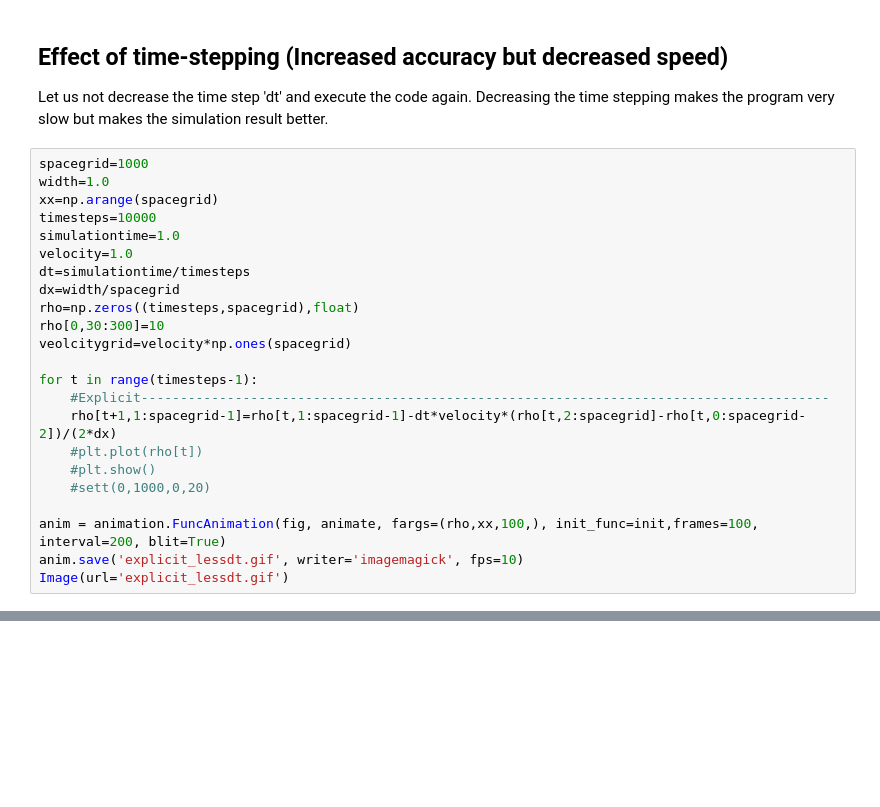
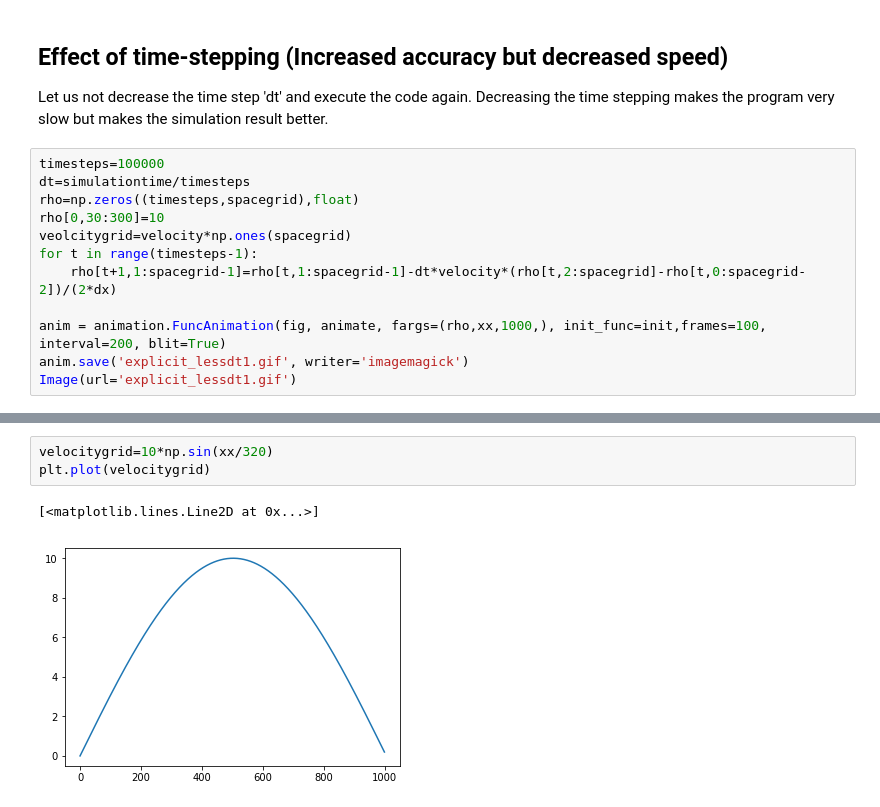
Before and after one commit to gabersyd/PyDBD, a Jupyter notebook: Advection Algorithms.ipynb, the cells around one changed output, grey strips where cells are left out. Cells and saved outputs as stored; diff of their text form; blank space fills up the shorter version.

```diff
--- a/Advection Algorithms.ipynb
+++ b/Advection Algorithms.ipynb
@@ -79,27 +83,16 @@ Image(url='explicit.gif')
 ## Effect of time-stepping (Increased accuracy but decreased speed)
 Let us not decrease the time step 'dt' and execute the code again. Decreasing the time stepping makes the program very slow but makes the simulation result better.
 # %%
-spacegrid=1000
-width=1.0
-xx=np.arange(spacegrid)
-timesteps=10000
-simulationtime=1.0
-velocity=1.0
+timesteps=100000
 dt=simulationtime/timesteps
-dx=width/spacegrid
 rho=np.zeros((timesteps,spacegrid),float)
 rho[0,30:300]=10
 veolcitygrid=velocity*np.ones(spacegrid)
+for t in range(timesteps-1):
+    rho[t+1,1:spacegrid-1]=rho[t,1:spacegrid-1]-dt*velocity*(rho[t,2:spacegrid]-rho[t,0:spacegrid-2])/(2*dx)
 
-for t in range(timesteps-1):
-    #Explicit----------------------------------------------------------------------------------------
-    rho[t+1,1:spacegrid-1]=rho[t,1:spacegrid-1]-dt*velocity*(rho[t,2:spacegrid]-rho[t,0:spacegrid-2])/(2*dx)
-    #plt.plot(rho[t])
-    #plt.show()
-    #sett(0,1000,0,20)
-
-anim = animation.FuncAnimation(fig, animate, fargs=(rho,xx,100,), init_func=init,frames=100, interval=200, blit=True)
-anim.save('explicit_lessdt.gif', writer='imagemagick', fps=10)
-Image(url='explicit_lessdt.gif')
+anim = animation.FuncAnimation(fig, animate, fargs=(rho,xx,1000,), init_func=init,frames=100, interval=200, blit=True)
+anim.save('explicit_lessdt1.gif', writer='imagemagick')
+Image(url='explicit_lessdt1.gif')
 # %% [output]
 [interactive output not drawn]
@@ -120,0 +176,6 @@ result discussion
+# %%
+velocitygrid=10*np.sin(xx/320)
+plt.plot(velocitygrid)
+# %% [output]
+[<matplotlib.lines.Line2D at 0x...>]
+[figure, added]
```
Also changed, not shown: parts of 25 cells of this notebook, 15 other files.
